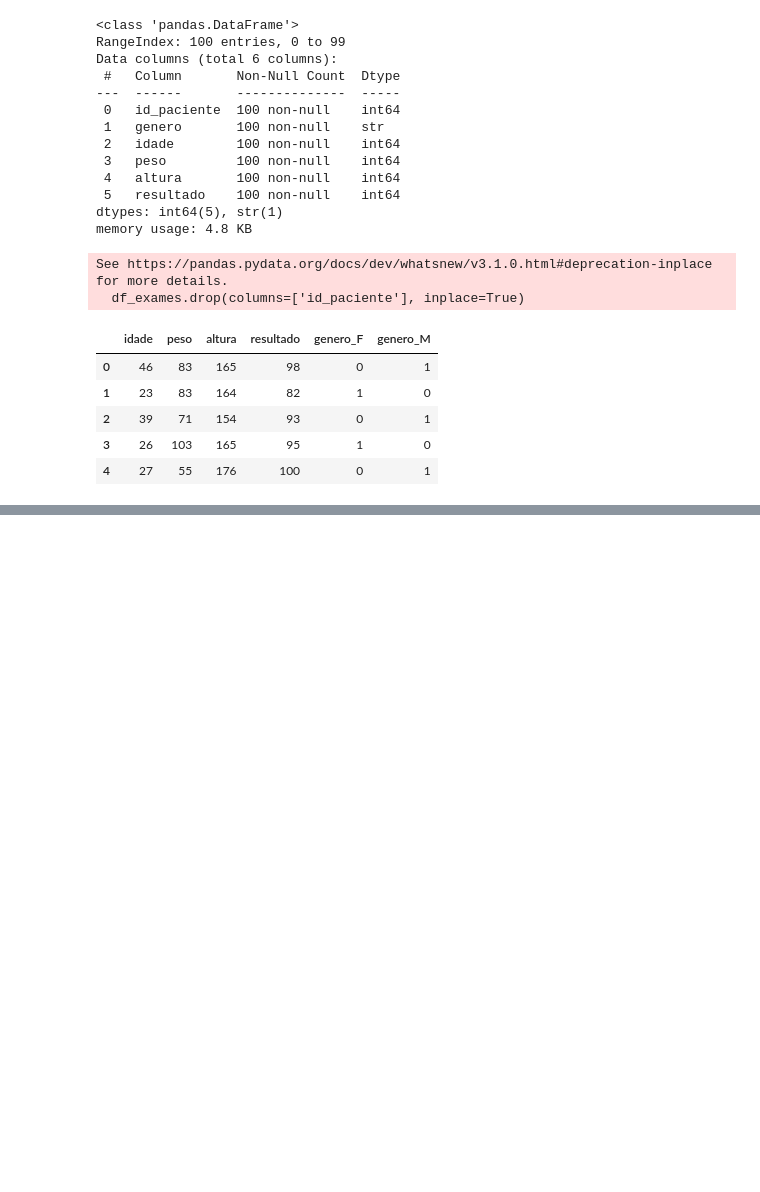
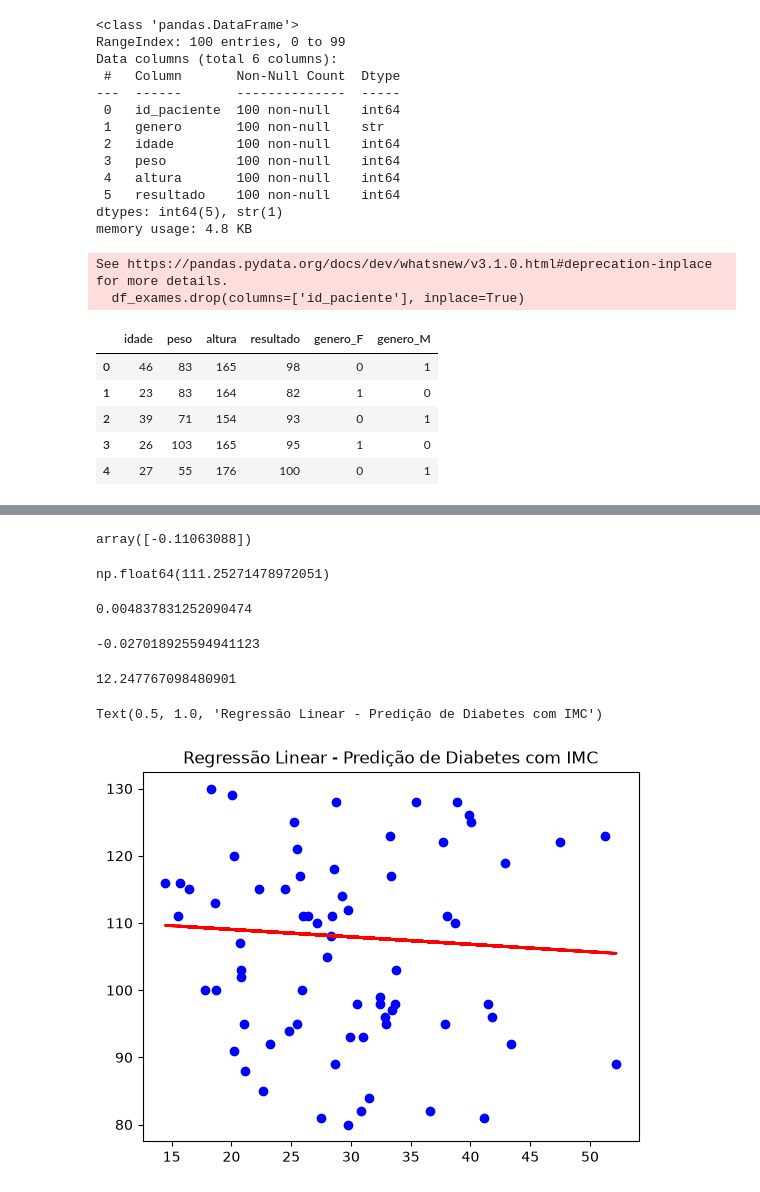
Before and after one commit to oecarvalho/predicao_diabetes, a Jupyter notebook: modelo-diabetes.ipynb, the cells around one changed output, grey strips where cells are left out. Drawn from its saved outputs; the diff is of its cells as text; code cells hidden in the pictures; blank space fills up the shorter version.

Commit message:
finalizando a predição

```diff
--- a/modelo-diabetes.ipynb
+++ b/modelo-diabetes.ipynb
@@ -47,0 +140,46 @@ df_exames.head()
+# %%
+#Treinando o modelo 2, que será com a variável IMC.
+#Modelo 2 - Com IMC
+
+X = pd.DataFrame(df_exames['imc'])
+Y = df_exames['resultado']
+# %%
+#Dividindo o conjunto entre treino e teste
+X_train, X_test, Y_train, Y_test = train_test_split(X, Y, test_size=0.7, random_state=51)
+# %%
+#Treinando o algoritmo de regressão linear com a variável IMC
+model_2 = LinearRegression().fit(X_train, Y_train)
+# %%
+#Gerando predições do conjunto de teste com base no modelo 2
+y_pred = model_2.predict(X_test)
+# %%
+model_2.coef_
+# %% [output]
+array([-0.11063088])
+# %%
+model_2.intercept_
+# %% [output]
+np.float64(111.25271478972051)
+# %%
+#R2 Score - Conjunto treinamento
+model_2.score(X_train, Y_train)
+# %% [output]
+0.004837831252090474
+# %%
+#R2 Score - Conjunto teste
+model_2.score(X_test, Y_test)
+# %% [output]
+-0.027018925594941123
+# %%
+#MAE - Mean Absolute Error - Erro médio absoluto, ou seja, a média do erro absoluto entre o valor real e o valor previsto.
+mean_absolute_error(Y_test, y_pred)
+# %% [output]
+12.247767098480901
+# %%
+#Gerando um gráfico de correlação entre as variáveis do dataset
+plt.scatter(X_test, Y_test, color='blue', label='Dados Reais')
+plt.plot(X_test, y_pred, color='red', linewidth=2, label='Predições do Modelo')
+plt.title('Regressão Linear - Predição de Diabetes com IMC')
+# %% [output]
+Text(0.5, 1.0, 'Regressão Linear - Predição de Diabetes com IMC')
+[figure, added]
```
Also changed, not shown: parts of 14 cells of this notebook.
